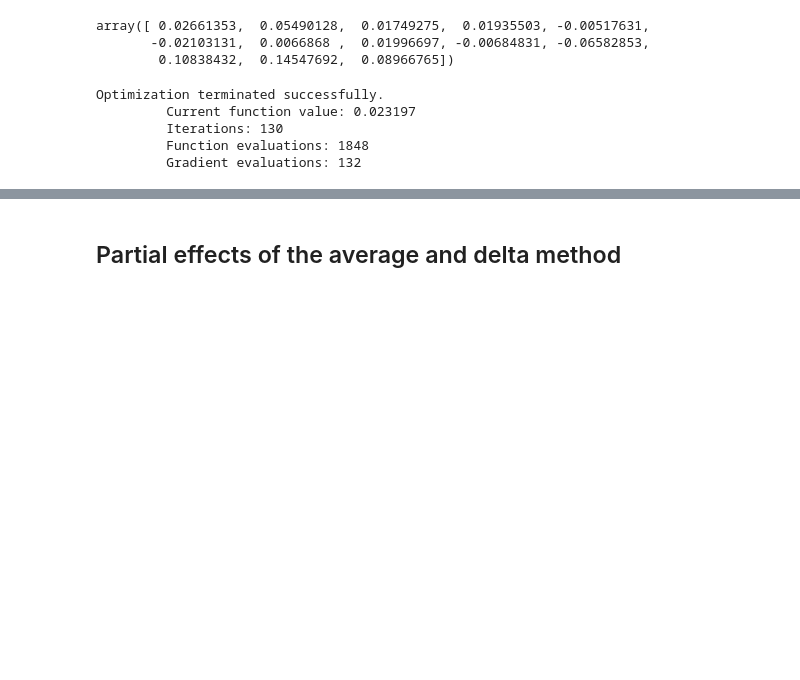
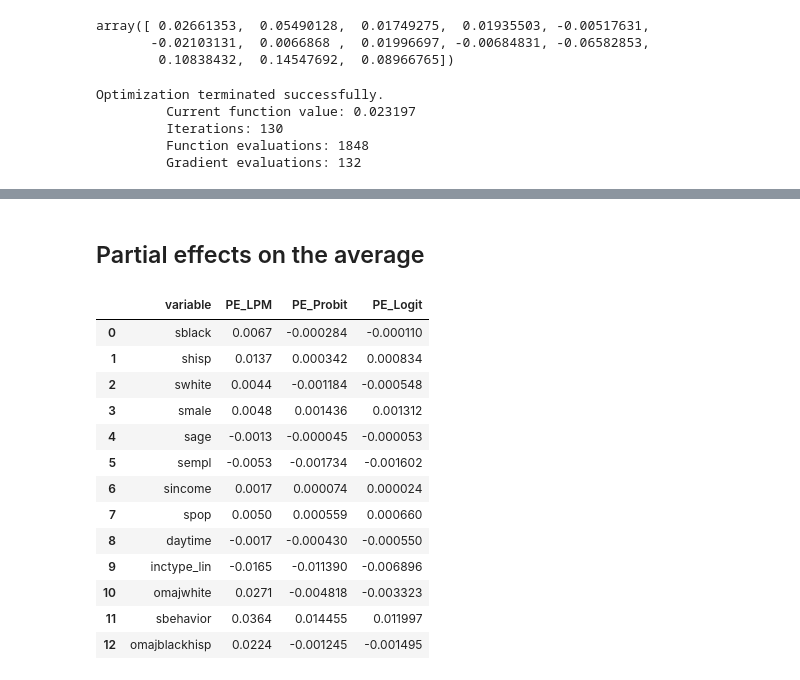
Before and after one commit to astronautfish/advmicro-assignment-3, a Jupyter notebook: assignment3.ipynb, the cells around one changed output, grey strips where cells are left out. Saved outputs shown, nothing was run; the diff lists cells and outputs as text; code cells hidden in the pictures; blank space fills up the shorter version.

```diff
--- a/assignment3.ipynb
+++ b/assignment3.ipynb
@@ -233,4 +291,4 @@ Logit, y = anyuseofforce_coded
 # %% [markdown]
-## Partial effects of the average and delta method
+## Partial effects on the average
 # %%
 average_joe = x.mean(axis=0)
@@ -310 +317,18 @@ for var in x_labels:
+# %%
+df_pe_av
+# %% [output]
+|  | variable | PE_LPM | PE_Probit | PE_Logit |
+| 0 | sblack | 0.0067 | -0.000284 | -0.000110 |
+| 1 | shisp | 0.0137 | 0.000342 | 0.000834 |
+| 2 | swhite | 0.0044 | -0.001184 | -0.000548 |
+| 3 | smale | 0.0048 | 0.001436 | 0.001312 |
+| 4 | sage | -0.0013 | -0.000045 | -0.000053 |
+| 5 | sempl | -0.0053 | -0.001734 | -0.001602 |
+| 6 | sincome | 0.0017 | 0.000074 | 0.000024 |
+| 7 | spop | 0.0050 | 0.000559 | 0.000660 |
+| 8 | daytime | -0.0017 | -0.000430 | -0.000550 |
+| 9 | inctype_lin | -0.0165 | -0.011390 | -0.006896 |
+| 10 | omajwhite | 0.0271 | -0.004818 | -0.003323 |
+| 11 | sbehavior | 0.0364 | 0.014455 | 0.011997 |
+| 12 | omajblackhisp | 0.0224 | -0.001245 | -0.001495 |
 # %%
```
Also changed, not shown: parts of 13 cells of this notebook.
